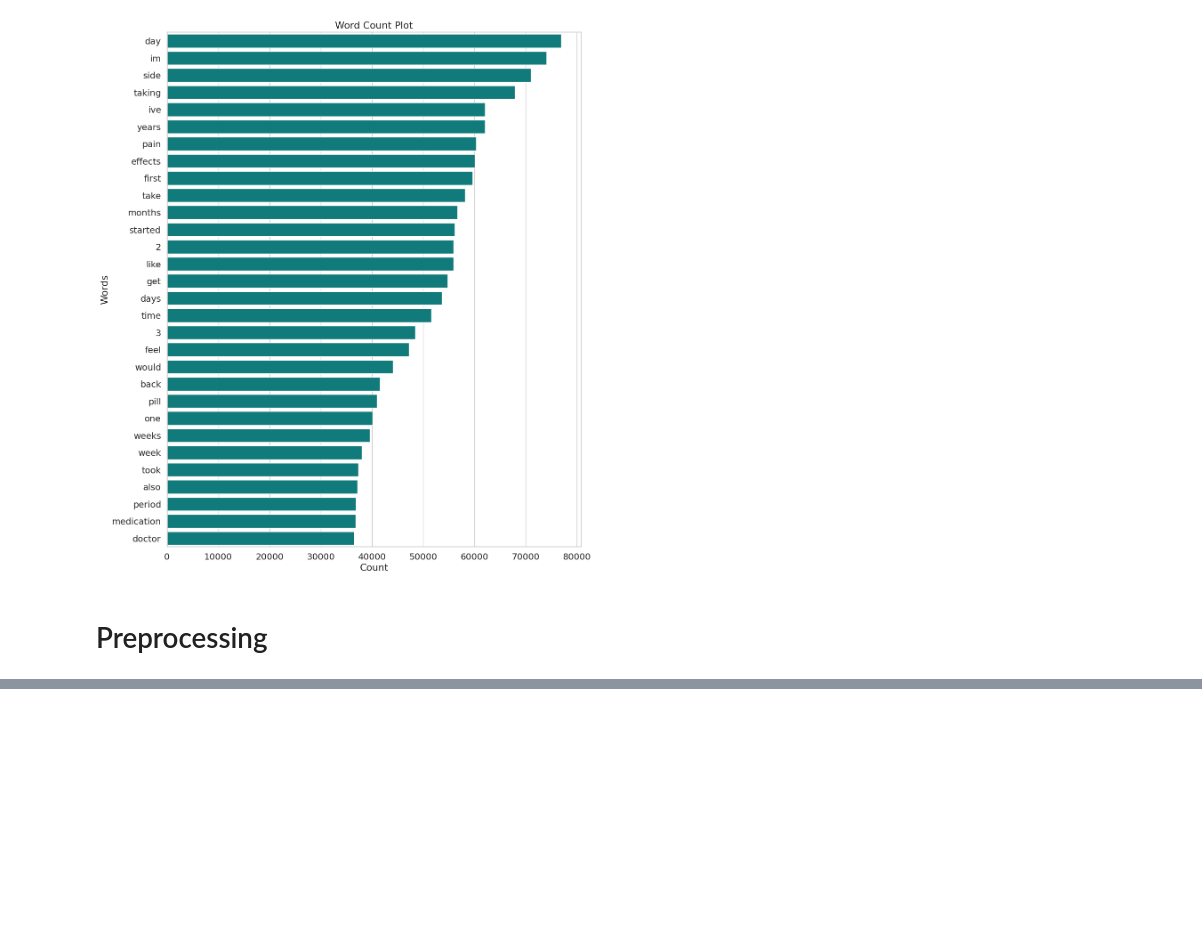
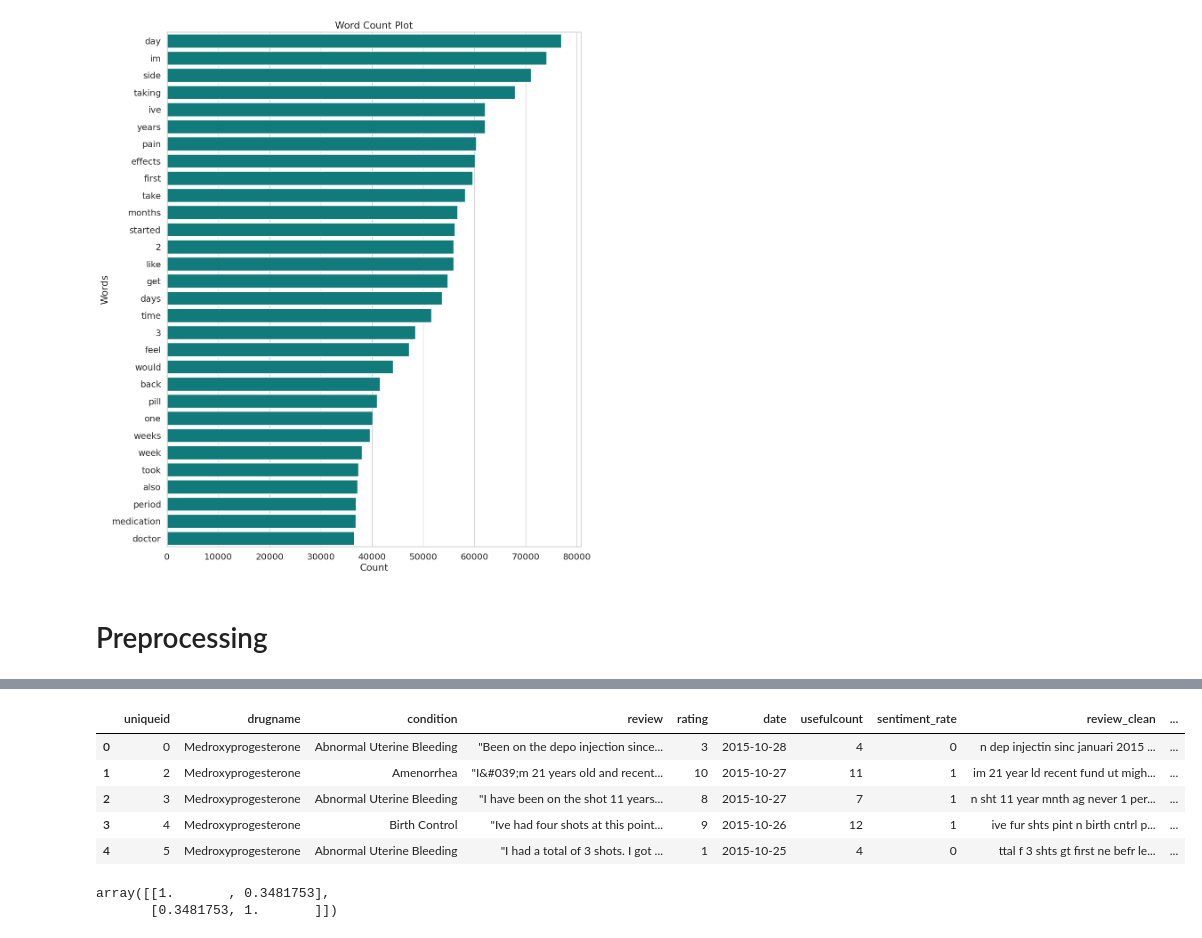
Before and after one commit to ArslanAmanov/AI-ML-DL, a Jupyter notebook: Kaggle Projects /UCI ML drug dataset/uci_ml drug test project_colab.ipynb, the cells around one changed output, grey strips where cells are left out. Drawn from its saved outputs; the diff is of its cells as text; code cells hidden in the pictures; blank space fills up the shorter version.

Commit message:
uci ml drug NLP data preprocessing

```diff
--- a/Kaggle Projects /UCI ML drug dataset/uci_ml drug test project_colab.ipynb
+++ b/Kaggle Projects /UCI ML drug dataset/uci_ml drug test project_colab.ipynb
@@ -542,0 +622,8 @@ word_count.set_xlabel("Count");
+# %%
+df_data['review_clean'] = review_clean(df_data['review'])
+
+#expanding the contractions
+df_data['review_clean'] = df_data['review_clean'].apply(lambda x: expand_contractions(x))
+
+#removing punctuations
+df_data['review_clean'] = df_data['review_clean'].apply(lambda x: ''.join(word for word in x if word not in punctuation))
@@ -542,0 +639,7 @@ word_count.set_xlabel("Count");
+# %%
+# Removing the stopwords
+df_data['review_clean'] = df_data['review_clean'].apply(lambda x: ' '.join(word for word in x.split() if word not in stop_words))
+# %%
+# removing the word stems using the Snowball Stemmer
+Snow_ball = SnowballStemmer("english")
+df_data['review_clean'] = df_data['review_clean'].apply(lambda x: " ".join(Snow_ball.stem(word) for word in x.split()))
@@ -542,0 +666,14 @@ word_count.set_xlabel("Count");
+# %%
+# separating the day, month and year from the Date
+df_data['day'] = df_data['date'].dt.day
+df_data['month'] = df_data['date'].dt.month
+df_data['year'] = df_data['date'].dt.year
+# %%
+df_data.head()
+# %% [output]
+|  | uniqueid | drugname | condition | review | rating | date | usefulcount | sentiment_rate | review_clean | ... |
+| 0 | 0 | Medroxyprogesterone | Abnormal Uterine Bleeding | "Been on the depo injection since... | 3 | 2015-10-28 | 4 | 0 | n dep injectin sinc januari 2015 ... | ... |
+| 1 | 2 | Medroxyprogesterone | Amenorrhea | "I&#039;m 21 years old and recent... | 10 | 2015-10-27 | 11 | 1 | im 21 year ld recent fund ut migh... | ... |
+| 2 | 3 | Medroxyprogesterone | Abnormal Uterine Bleeding | "I have been on the shot 11 years... | 8 | 2015-10-27 | 7 | 1 | n sht 11 year mnth ag never 1 per... | ... |
+| 3 | 4 | Medroxyprogesterone | Birth Control | "Ive had four shots at this point... | 9 | 2015-10-26 | 12 | 1 | ive fur shts pint n birth cntrl p... | ... |
+| 4 | 5 | Medroxyprogesterone | Abnormal Uterine Bleeding | "I had a total of 3 shots. I got ... | 1 | 2015-10-25 | 4 | 0 | ttal f 3 shts gt first ne befr le... | ... |
@@ -542,0 +692,5 @@ word_count.set_xlabel("Count");
+# %%
+np.corrcoef(df_data['sentiment'], df_data['rating'])
+# %% [output]
+array([[1.       , 0.3481753],
+       [0.3481753, 1.       ]])
```
Also changed, not shown: parts of 12 cells of this notebook.
